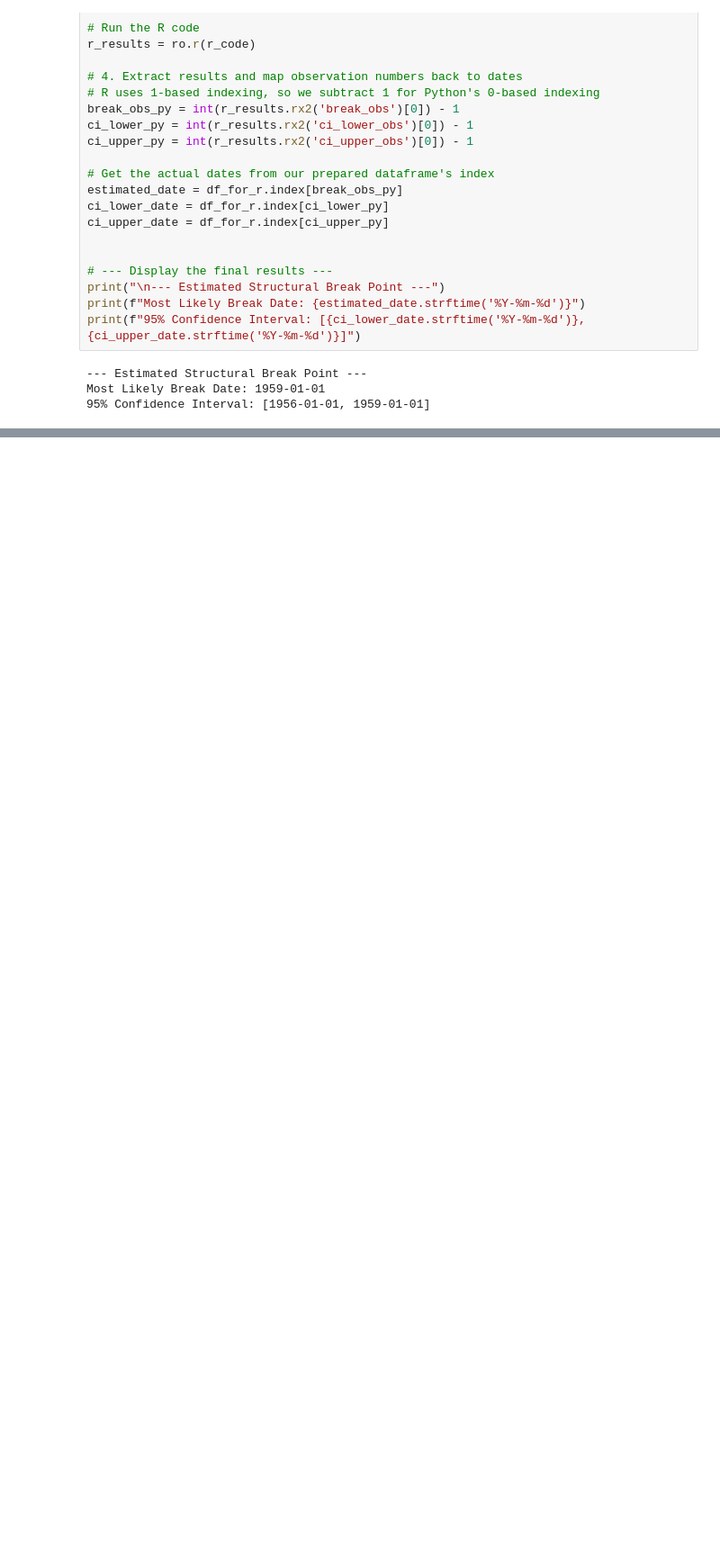
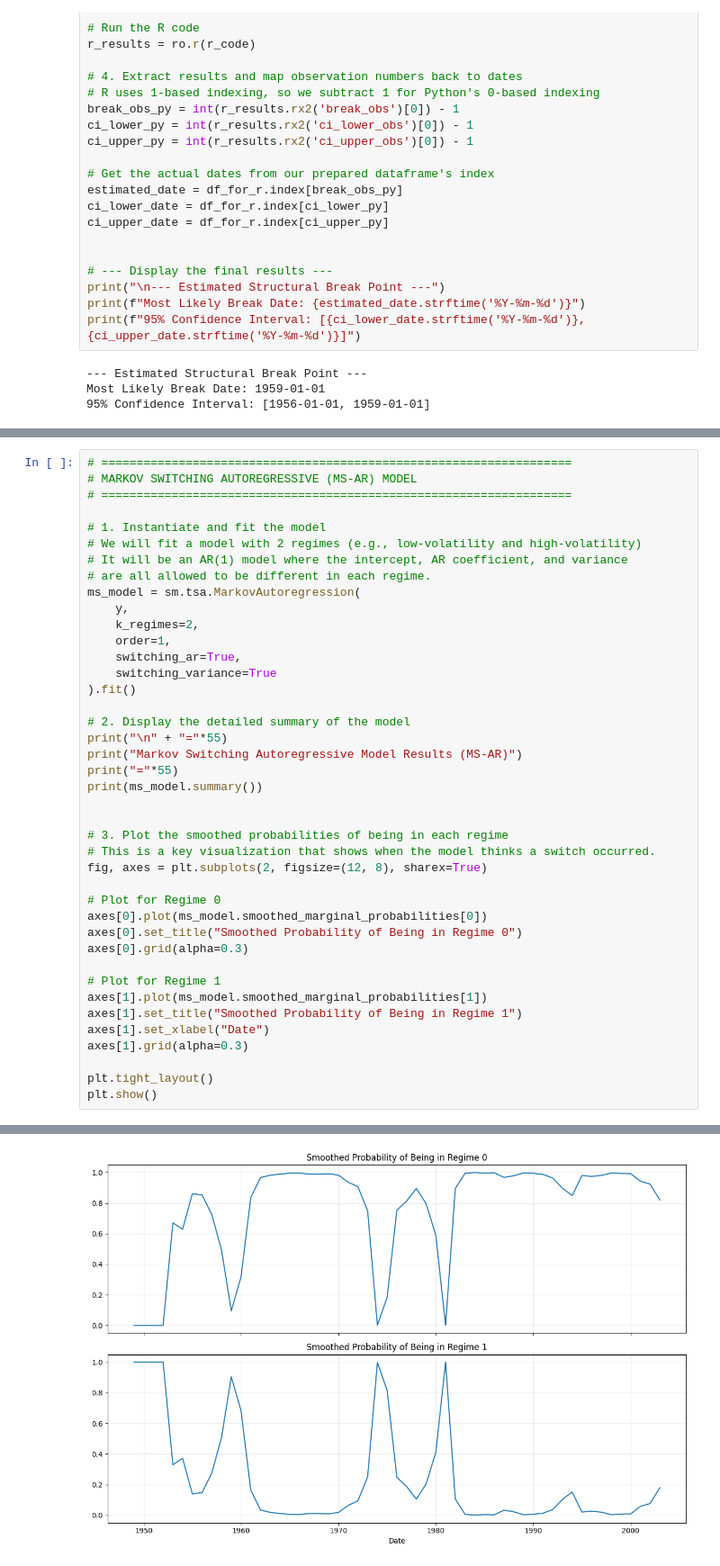
Before and after one commit to davescordova/Applied-Econometric-Time-Series-Walter-Enders, a Jupyter notebook: Chapter 7.ipynb, the cells around one changed output, grey strips where cells are left out. Shown at 90% size. Saved outputs shown, nothing was run; the diff lists cells and outputs as text; blank space fills up the shorter version.

```diff
--- a/Chapter 7.ipynb
+++ b/Chapter 7.ipynb
@@ -1304,0 +1934,42 @@ ANALYSIS COMPLETE
+# %%
+# ===================================================================
+# MARKOV SWITCHING AUTOREGRESSIVE (MS-AR) MODEL
+# ===================================================================
+
+# 1. Instantiate and fit the model
+# We will fit a model with 2 regimes (e.g., low-volatility and high-volatility)
+# It will be an AR(1) model where the intercept, AR coefficient, and variance
+# are all allowed to be different in each regime.
+ms_model = sm.tsa.MarkovAutoregression(
+    y,
+    k_regimes=2,
+    order=1,
+    switching_ar=True,
+    switching_variance=True
+).fit()
+
+# 2. Display the detailed summary of the model
+print("\n" + "="*55)
+print("Markov Switching Autoregressive Model Results (MS-AR)")
+print("="*55)
+print(ms_model.summary())
+
+
+# 3. Plot the smoothed probabilities of being in each regime
+# This is a key visualization that shows when the model thinks a switch occurred.
+fig, axes = plt.subplots(2, figsize=(12, 8), sharex=True)
+
+# Plot for Regime 0
+axes[0].plot(ms_model.smoothed_marginal_probabilities[0])
+axes[0].set_title("Smoothed Probability of Being in Regime 0")
+axes[0].grid(alpha=0.3)
+
+# Plot for Regime 1
+axes[1].plot(ms_model.smoothed_marginal_probabilities[1])
+axes[1].set_title("Smoothed Probability of Being in Regime 1")
+axes[1].set_xlabel("Date")
+axes[1].grid(alpha=0.3)
+
+plt.tight_layout()
+plt.show()
+# %% [output]
@@ -1304,0 +1993 @@ ANALYSIS COMPLETE
+[figure, added]
```
Also changed, not shown: parts of 14 cells of this notebook.
